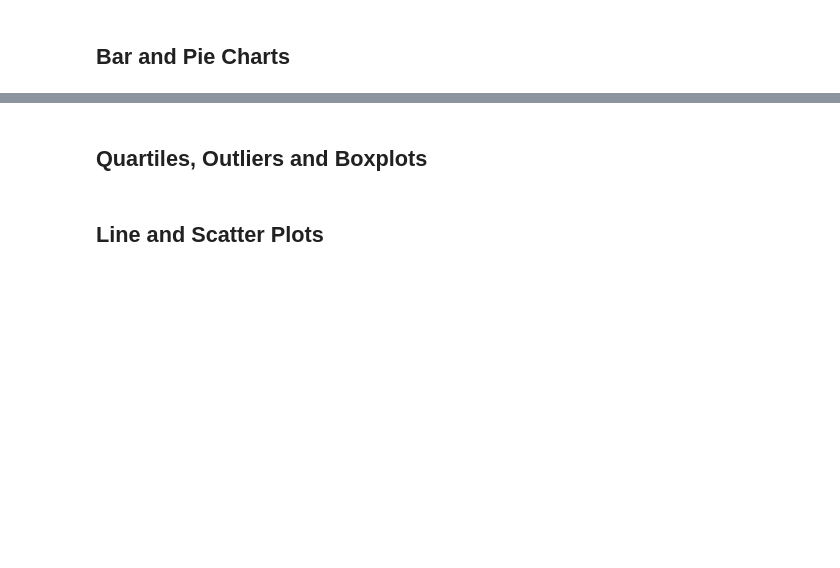
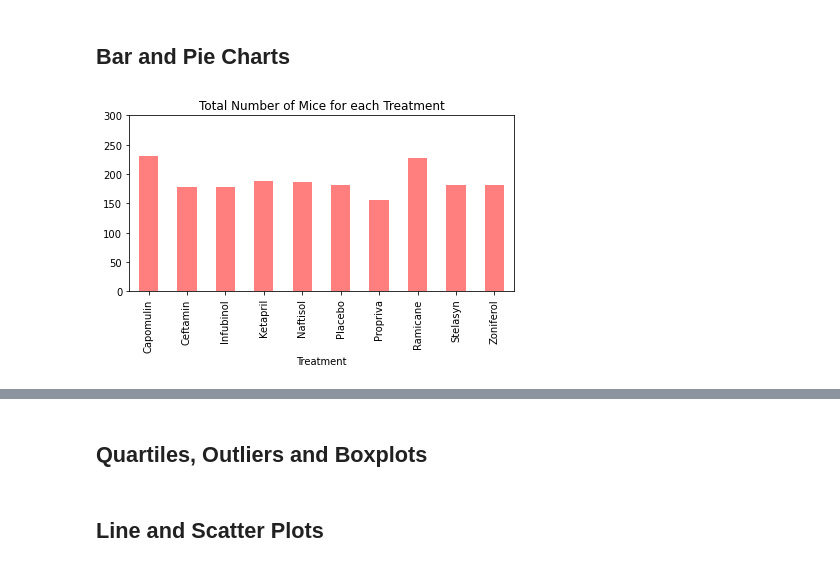
Before and after one commit to thierzon/matplotlib-challenge, a Jupyter notebook: Pymaceuticals/pymaceuticals.ipynb, the cells around one changed output, grey strips where cells are left out. Drawn from its saved outputs; the diff is of its cells as text; code cells hidden in the pictures; blank space fills up the shorter version.

```diff
--- a/Pymaceuticals/pymaceuticals.ipynb
+++ b/Pymaceuticals/pymaceuticals.ipynb
@@ -162,3 +175,14 @@ regimen_stats_2
 ## Bar and Pie Charts
 # %%
 # Generate a bar plot showing the total number of mice for each treatment throughout the course of the study using pandas.
+mouse_drug_data = pd.DataFrame(clean_data, columns=["Mouse ID", "Drug Regimen"])
+
+mouse_drug_data = mouse_drug_data.groupby(["Drug Regimen"]).count()
+
+mouse_drug_data.plot(kind="bar", color="red", alpha=0.5, title="Total Number of Mice for each Treatment",legend=False, align="center")
+plt.xlabel("Treatment")
+plt.ylim(0,300)
+plt.tight_layout()
+plt.show()
+# %% [output]
+[figure, added]
```
Also changed, not shown: parts of 12 cells of this notebook.
